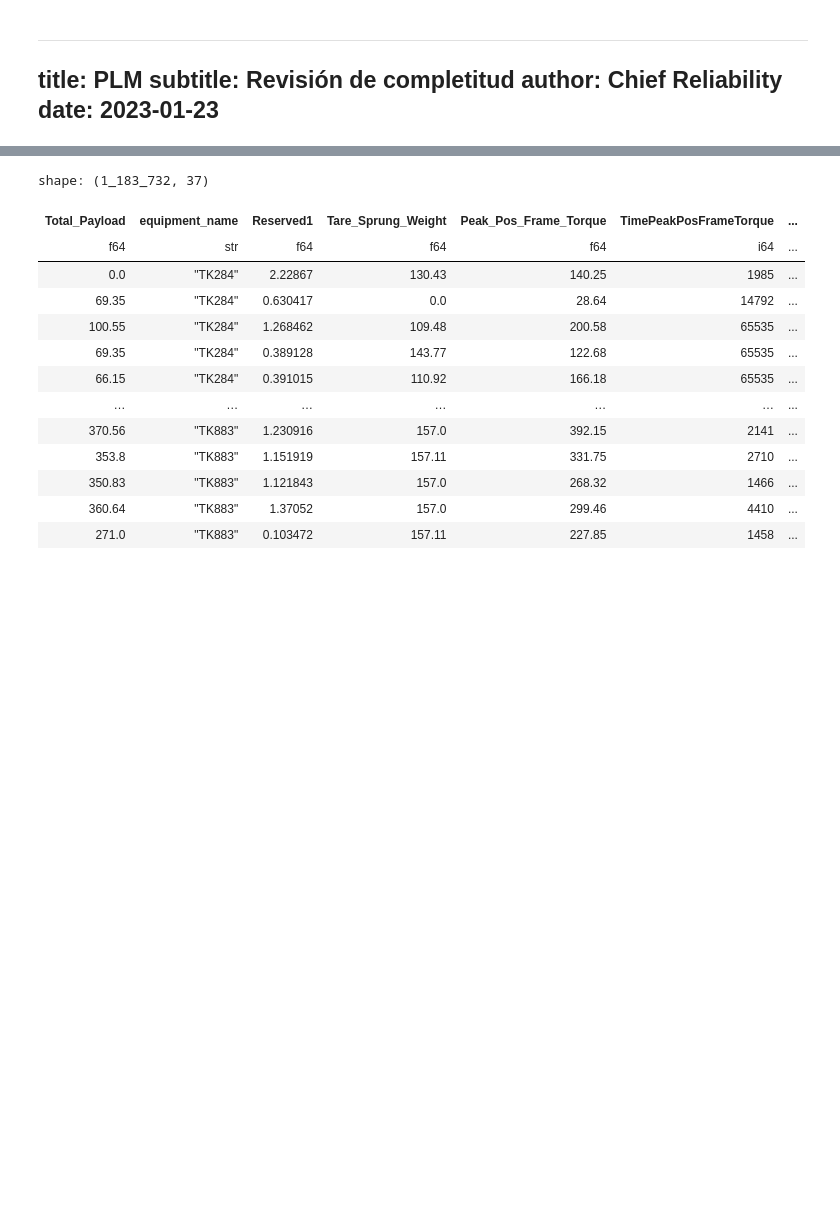
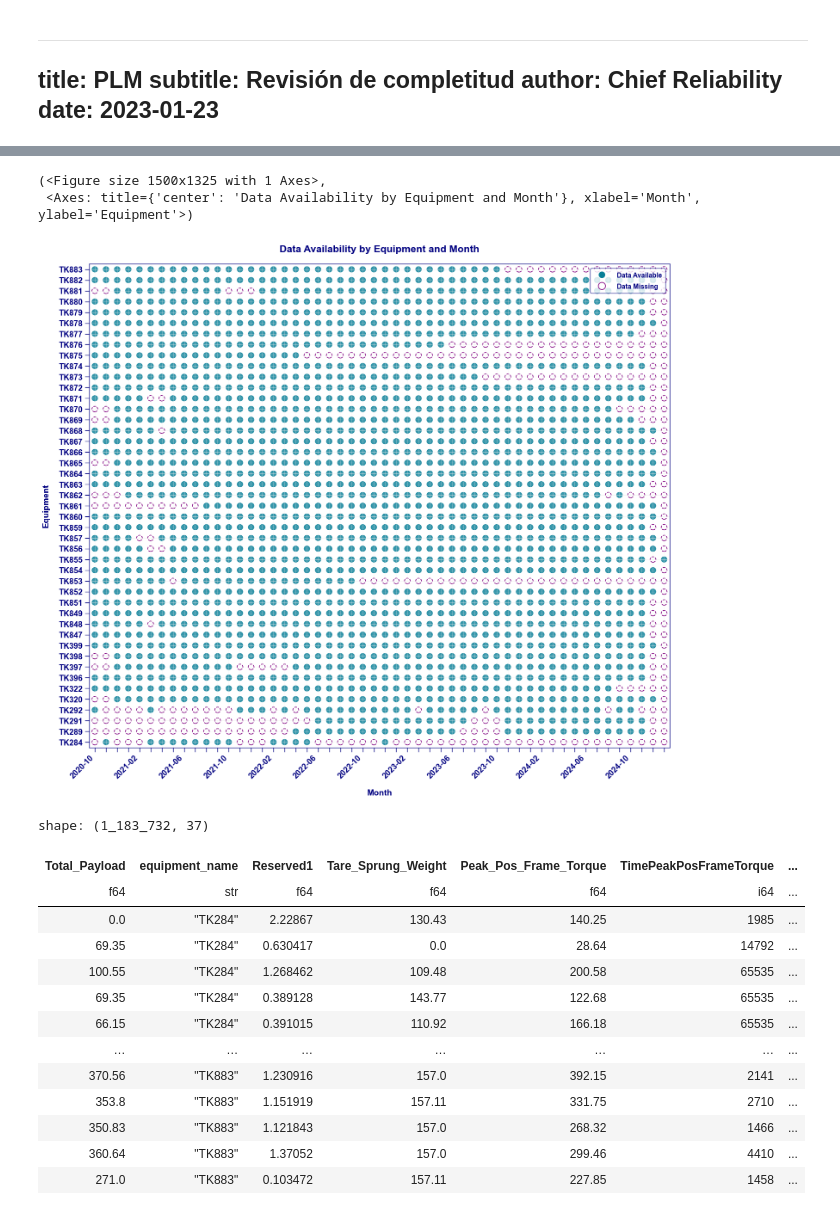
Before and after one commit to cecilvega/kbook, a Jupyter notebook: operation/plm.ipynb, the cells around one changed output, grey strips where cells are left out. Drawn from its saved outputs; the diff is of its cells as text; code cells hidden in the pictures; blank space fills up the shorter version.

```diff
--- a/operation/plm.ipynb
+++ b/operation/plm.ipynb
@@ -44,4 +42,10 @@ The autoreload extension is already loaded. To reload it, use:
 # %%
 haul_df = Readr.Operation.read_haul(context)
+# %%
+create_equipment_completeness_plot(haul_df.to_pandas())
+# %% [output]
+(<Figure size 1500x1325 with 1 Axes>,
+ <Axes: title={'center': 'Data Availability by Equipment and Month'}, xlabel='Month', ylabel='Equipment'>)
+[figure, added]
 # %%
 df = haul_df.clone()
```
Also changed, not shown: parts of 2 cells of this notebook, 6 other files.
